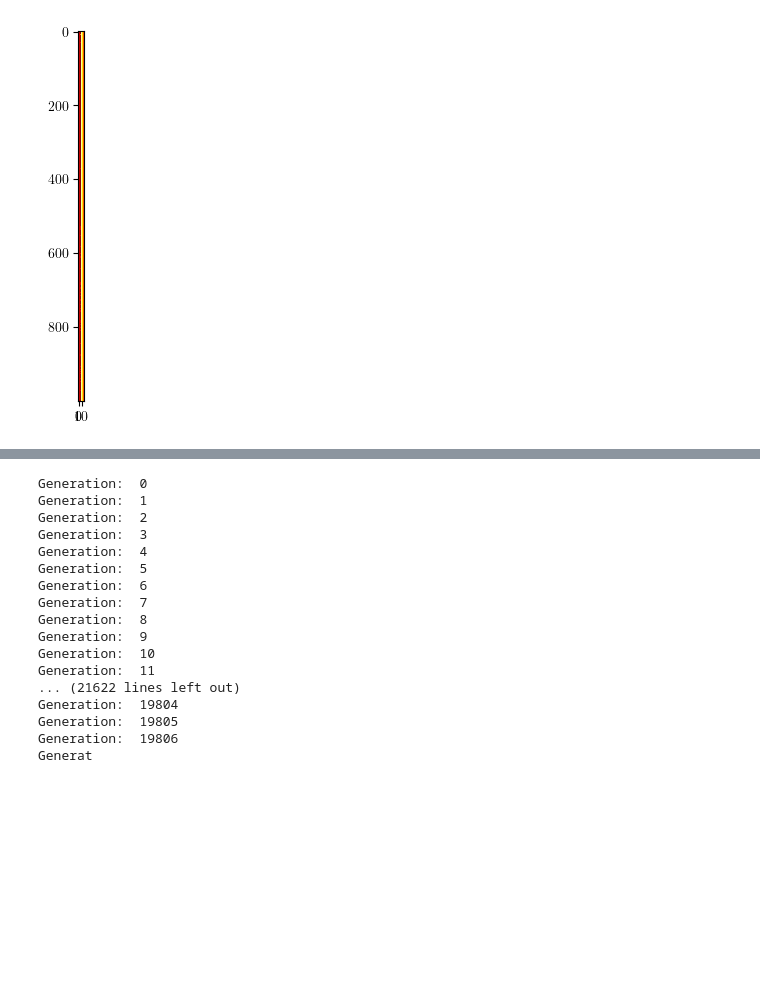
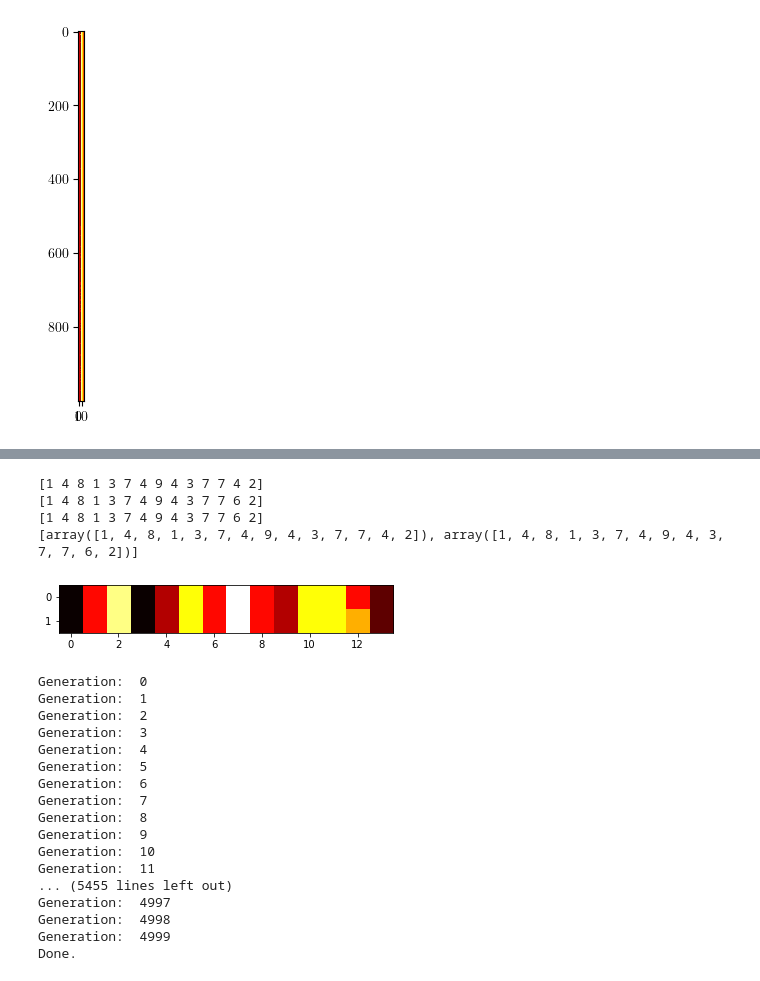
Before and after one commit to alibaniasad1999/Heuristic-optimization-algorithms, a Jupyter notebook: HW3/Code/Q1/ga.ipynb, the cells around one changed output, grey strips where cells are left out. Drawn from its saved outputs; the diff is of its cells as text; code cells hidden in the pictures; blank space fills up the shorter version.

```diff
--- a/HW3/Code/Q1/ga.ipynb
+++ b/HW3/Code/Q1/ga.ipynb
@@ -224,3 +334,24 @@ plt.show()
+# %%
+population = initial_population(1, 14)
+print(population[0])
+test = population[0].copy()
+after_mutate = mutation(population[0], 1)
+print(population[0])
+print(after_mutate)
+all = [test, after_mutate]
+print(all)
+fig4, ax4 = plt.subplots()
+name = 'all_mutate' + '.pdf'
+name = '../../Figure/Q1/' + name
+ax4.imshow(all, cmap='hot', interpolation='nearest')
+plt.savefig(name, format='pdf')
+plt.show()
+# %% [output]
+[1 4 8 1 3 7 4 9 4 3 7 7 4 2]
+[1 4 8 1 3 7 4 9 4 3 7 7 6 2]
+[1 4 8 1 3 7 4 9 4 3 7 7 6 2]
+[array([1, 4, 8, 1, 3, 7, 4, 9, 4, 3, 7, 7, 4, 2]), array([1, 4, 8, 1, 3, 7, 4, 9, 4, 3, 7, 7, 6, 2])]
+[figure, added]
 # %%
 # genetic algorithm
 def genetic_algorithm_show_best(pop_size, bitstring_length, mutation_rate, generations, tournament_size):
@@ -275,7 +406,7 @@ if __name__ == '__main__':
     # algorithm configuration
     pop_size = 100
     mutation_rate = 0.05
-    generations = 50000
+    generations = 5000
     tournament_size = 10
     # execute the algorithm
     best, population, ans_his = genetic_algorithm_show_best(pop_size, bitstring_length, mutation_rate, generations, tournament_size)
@@ -293,9 +424,9 @@ Generation:  8
 Generation:  9
 Generation:  10
 Generation:  11
-... (21622 lines left out)
-Generation:  19804
-Generation:  19805
-Generation:  19806
-Generat
+... (5455 lines left out)
+Generation:  4997
+Generation:  4998
+Generation:  4999
+Done.
 # %%
```
Also changed, not shown: parts of 8 cells of this notebook, 30 other files.
